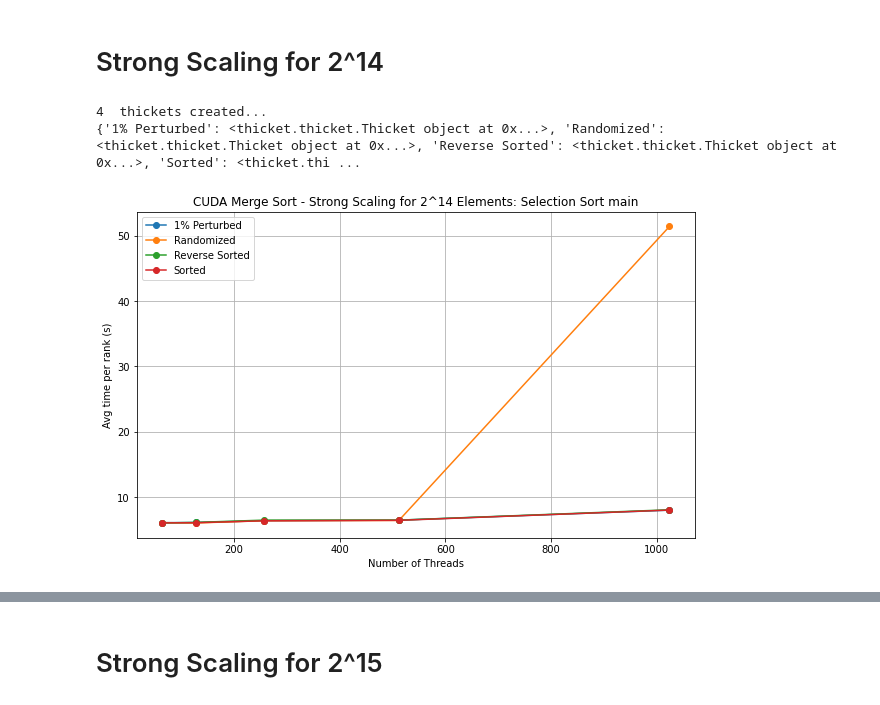
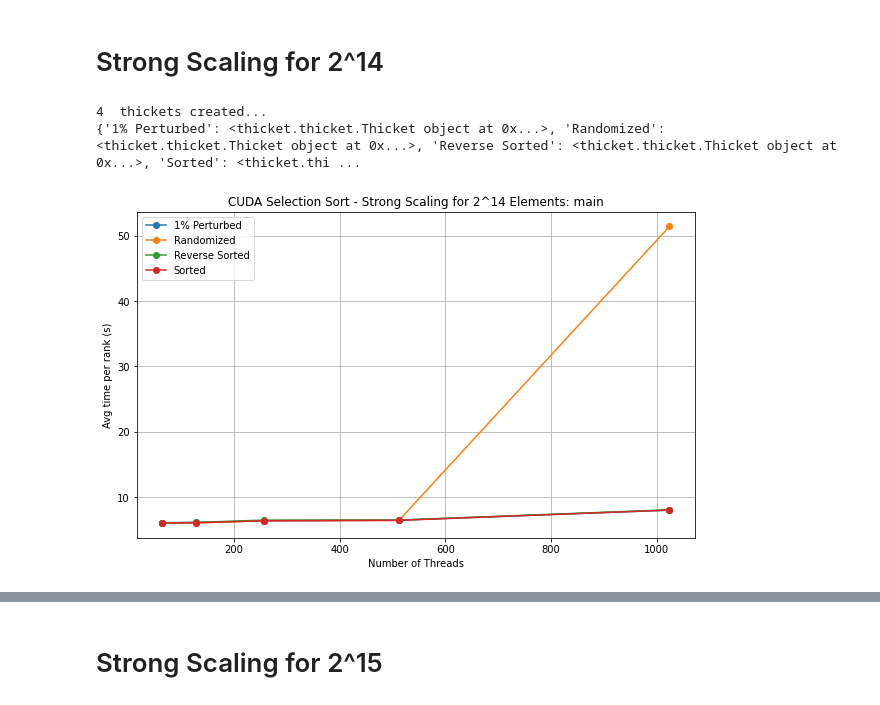
Before and after one commit to RobertEads/CSCE435-Group_16-Final_Project, a Jupyter notebook: Team16/Jupyter_Notebooks/SelectionSort/CUDA-StrongScaling.ipynb, the cells around one changed output, grey strips where cells are left out. Drawn from its saved outputs; the diff is of its cells as text; code cells hidden in the pictures.

```diff
--- a/Team16/Jupyter_Notebooks/SelectionSort/CUDA-StrongScaling.ipynb
+++ b/Team16/Jupyter_Notebooks/SelectionSort/CUDA-StrongScaling.ipynb
@@ -161,7 +161,7 @@ for region, name in zip(regions, names):
 
     plt.xlabel('Number of Threads')
     plt.ylabel('Avg time per rank (s)')
-    plt.title(f'CUDA Merge Sort - Strong Scaling for 2^10 Elements: Selection Sort {name}')
+    plt.title(f'CUDA Selection Sort - Strong Scaling for 2^10 Elements: {name}')
     plt.legend(legend_labels)
     plt.grid(True)
     plt.show()
@@ -214,7 +214,7 @@ for region, name in zip(regions, names):
 
     plt.xlabel('Number of Threads')
     plt.ylabel('Avg time per rank (s)')
-    plt.title(f'CUDA Merge Sort - Strong Scaling for 2^11 Elements: Selection Sort {name}')
+    plt.title(f'CUDA Selection Sort - Strong Scaling for 2^11 Elements: {name}')
     plt.legend(legend_labels)
     plt.grid(True)
     plt.show()
@@ -269,7 +269,7 @@ for region, name in zip(regions, names):
 
     plt.xlabel('Number of Threads')
     plt.ylabel('Avg time per rank (s)')
-    plt.title(f'CUDA Merge Sort - Strong Scaling for 2^12 Elements: Selection Sort {name}')
+    plt.title(f'CUDA Selection Sort - Strong Scaling for 2^12 Elements: {name}')
     plt.legend(legend_labels)
     plt.grid(True)
     plt.show()
@@ -324,7 +324,7 @@ for region, name in zip(regions, names):
 
     plt.xlabel('Number of Threads')
     plt.ylabel('Avg time per rank (s)')
-    plt.title(f'CUDA Merge Sort - Strong Scaling for 2^13 Elements: Selection Sort {name}')
+    plt.title(f'CUDA Selection Sort - Strong Scaling for 2^13 Elements: {name}')
     plt.legend(legend_labels)
     plt.grid(True)
     plt.show()
@@ -358,32 +358,32 @@ ctk.dataframe = ctk.dataframe.reset_index().drop([("node", ""), ('1% Perturbed',
 
 ctk.dataframe = ctk.dataframe.rename({("name", ""): "name", ("num_threads", ""): "num_threads"}).set_index(["name", "num_threads"])
 
 main_function = ctk.dataframe.loc["main"]
 comm = ctk.dataframe.loc["comm"]
 comm_large = ctk.dataframe.loc["comm_large"]
 comp = ctk.dataframe.loc["comp"]
 comp_large = ctk.dataframe.loc["comp_large"]
 correctness_check = ctk.dataframe.loc["correctness_check"]
 data_init = ctk.dataframe.loc["data_init"]
 
 regions = [main_function, comm, comm_large, comp, comp_large, correctness_check, data_init]
 names = ["main", "comm", "comm_large", "comp", "comp_large", "correctness_check", "data_init"]
 
 for region, name in zip(regions, names):
     plt.figure(figsize=(10, 6))  # Adjust the figure size if needed
     legend_labels = []
     for column in region.columns:
         first_index = column[0]  # Extract the first index
         legend_labels.append(first_index)
         plt.plot(region.index, region.xs(column, axis=1), marker='o', label=column)
 
     plt.xlabel('Number of Threads')
     plt.ylabel('Avg time per rank (s)')
-    plt.title(f'CUDA Merge Sort - Strong Scaling for 2^14 Elements: Selection Sort {name}')
+    plt.title(f'CUDA Selection Sort - Strong Scaling for 2^14 Elements: {name}')
     plt.legend(legend_labels)
     plt.grid(True)
     plt.show()
 # %% [output]
 4  thickets created...
 {'1% Perturbed': <thicket.thicket.Thicket object at 0x...>, 'Randomized': <thicket.thicket.Thicket object at 0x...>, 'Reverse Sorted': <thicket.thicket.Thicket object at 0x...>, 'Sorted': <thicket.thi ...
-[figure, old version]
+[figure, new version]
```
Also changed, not shown: parts of 7 cells of this notebook, 1 other file.
